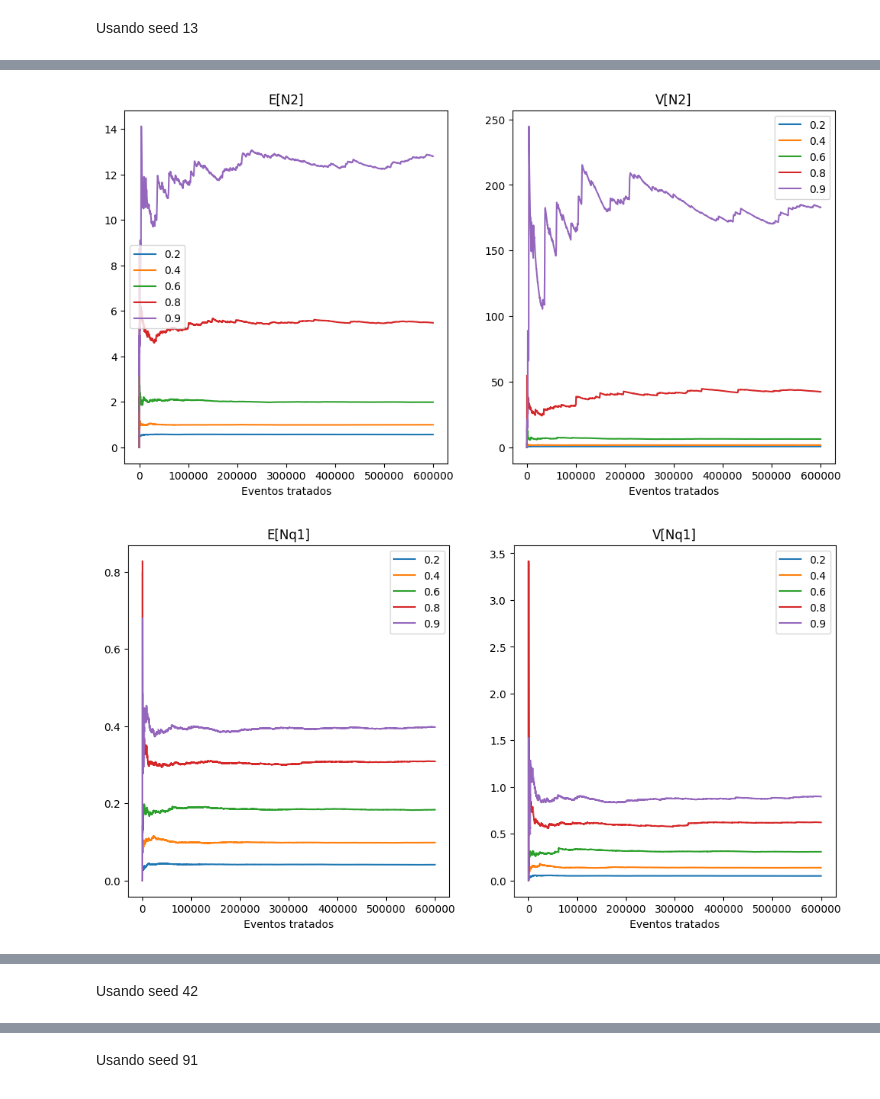
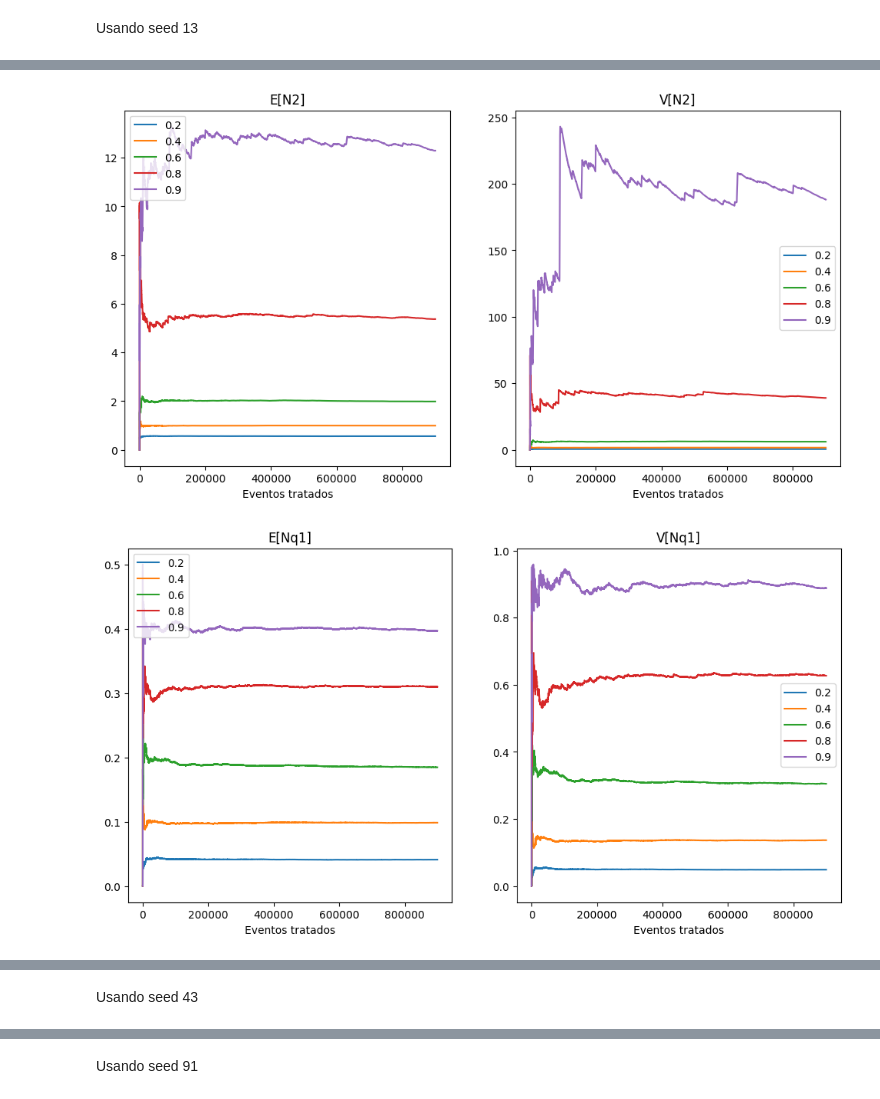
Before and after one commit to RafaelxFernandes/Avaliacao-Desempenho-22.2, a Jupyter notebook: main.ipynb, the cells around one changed output, grey strips where cells are left out. Saved outputs shown, nothing was run; the diff lists cells and outputs as text; code cells hidden in the pictures.

```diff
--- a/main.ipynb
+++ b/main.ipynb
@@ -610,5 +610,5 @@ def auxiliar_transiente(seed, n_saidas):
 # %% [markdown]
 Usando seed 13
 # %%
-auxiliar_transiente(13, 200_000)
+auxiliar_transiente(13, 300_000)
 # %% [output]
@@ -620,2 +620,2 @@ auxiliar_transiente(13, 200_000)
-[figure, old version]
+[figure, new version]
-[figure, old version]
+[figure, new version]
@@ -623,3 +623,3 @@ auxiliar_transiente(13, 200_000)
 # %% [markdown]
-Usando seed 42
+Usando seed 43
 # %%
```
Also changed, not shown: parts of 9 cells of this notebook, 5 other files.
